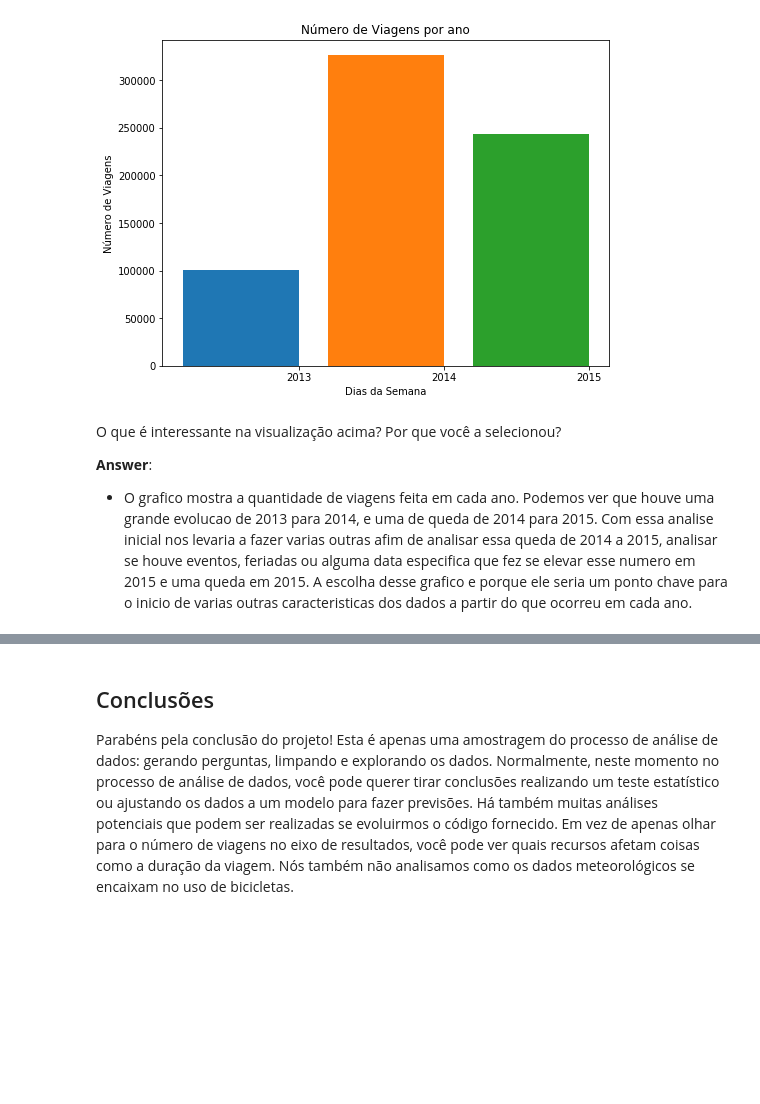
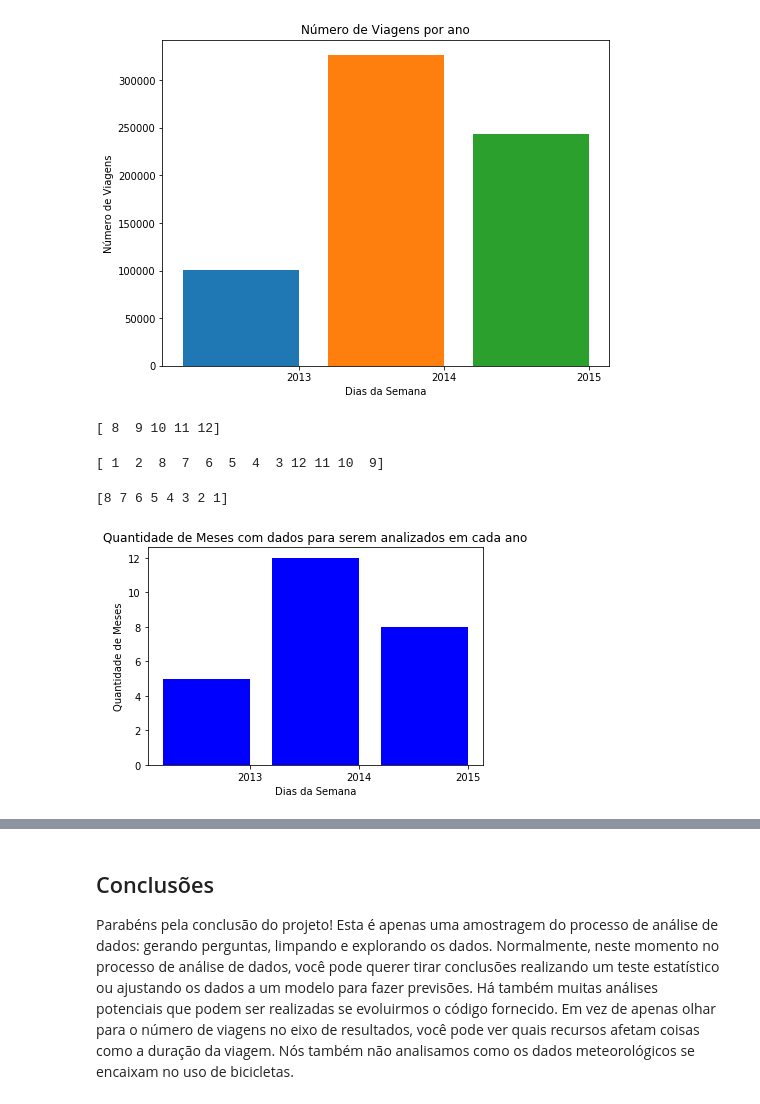
Before and after one commit to tiago-ferreira/data-science-foundation-one, a Jupyter notebook: weekFour/Analise_Bay_Area_Bike_Share-NDFDSI.ipynb, the cells around one changed output, grey strips where cells are left out. Drawn from its saved outputs; the diff is of its cells as text; code cells hidden in the pictures; blank space fills up the shorter version.

```diff
--- a/weekFour/Analise_Bay_Area_Bike_Share-NDFDSI.ipynb
+++ b/weekFour/Analise_Bay_Area_Bike_Share-NDFDSI.ipynb
@@ -656,8 +653,40 @@ plt.title(u"Número de Viagens por ano")
 plt.show()
 # %% [output]
 [figure]
-# %% [markdown]
-O que é interessante na visualização acima? Por que você a selecionou?
-
-**Answer**:
-- O grafico mostra a quantidade de viagens feita em cada ano. Podemos ver que houve uma grande evolucao de 2013 para 2014, e uma de queda de 2014 para 2015. Com essa analise inicial nos levaria a fazer varias outras afim de analisar essa queda de 2014 a 2015, analisar se houve eventos, feriadas ou alguma data especifica que fez se elevar esse numero em 2015 e uma queda em 2015. A escolha desse grafico e porque ele seria um ponto chave para o inicio de varias outras caracteristicas dos dados a partir do que ocorreu em cada ano.
+# %%
+def get_unique_months_of_the_yeaer(year):
+    return trip_data[ trip_data['start_year'] == year ]['start_month'].unique()
+# %%
+months_2013 = get_unique_months_of_the_yeaer(2013)
+print months_2013
+# %% [output]
+[ 8  9 10 11 12]
+# %%
+months_2014 = get_unique_months_of_the_yeaer(2014)
+print months_2014
+# %% [output]
+[ 1  2  8  7  6  5  4  3 12 11 10  9]
+# %%
+months_2015 = get_unique_months_of_the_yeaer(2015)
+print months_2015
+# %% [output]
+[8 7 6 5 4 3 2 1]
+# %%
+qtd_unique_months = [len(months_2013),len(months_2014),len(months_2015)]
+
+levels = ['2013','2014','2015']
+n_levels = len(levels)
+bar_width = 0.8
+
+for i in range(n_levels):
+    plt.bar(i - bar_width/2, qtd_unique_months[i], width = bar_width, color='blue')
+
+# add labels to ticks for each group of bars.
+plt.xticks(range(n_levels), levels)
+
+plt.xlabel('Dias da Semana')
+plt.ylabel(u"Quantidade de Meses")
+plt.title(u"Quantidade de Meses com dados para serem analizados em cada ano")
+plt.show()
+# %% [output]
+[figure, added]
```
Also changed, not shown: parts of 5 cells of this notebook.
